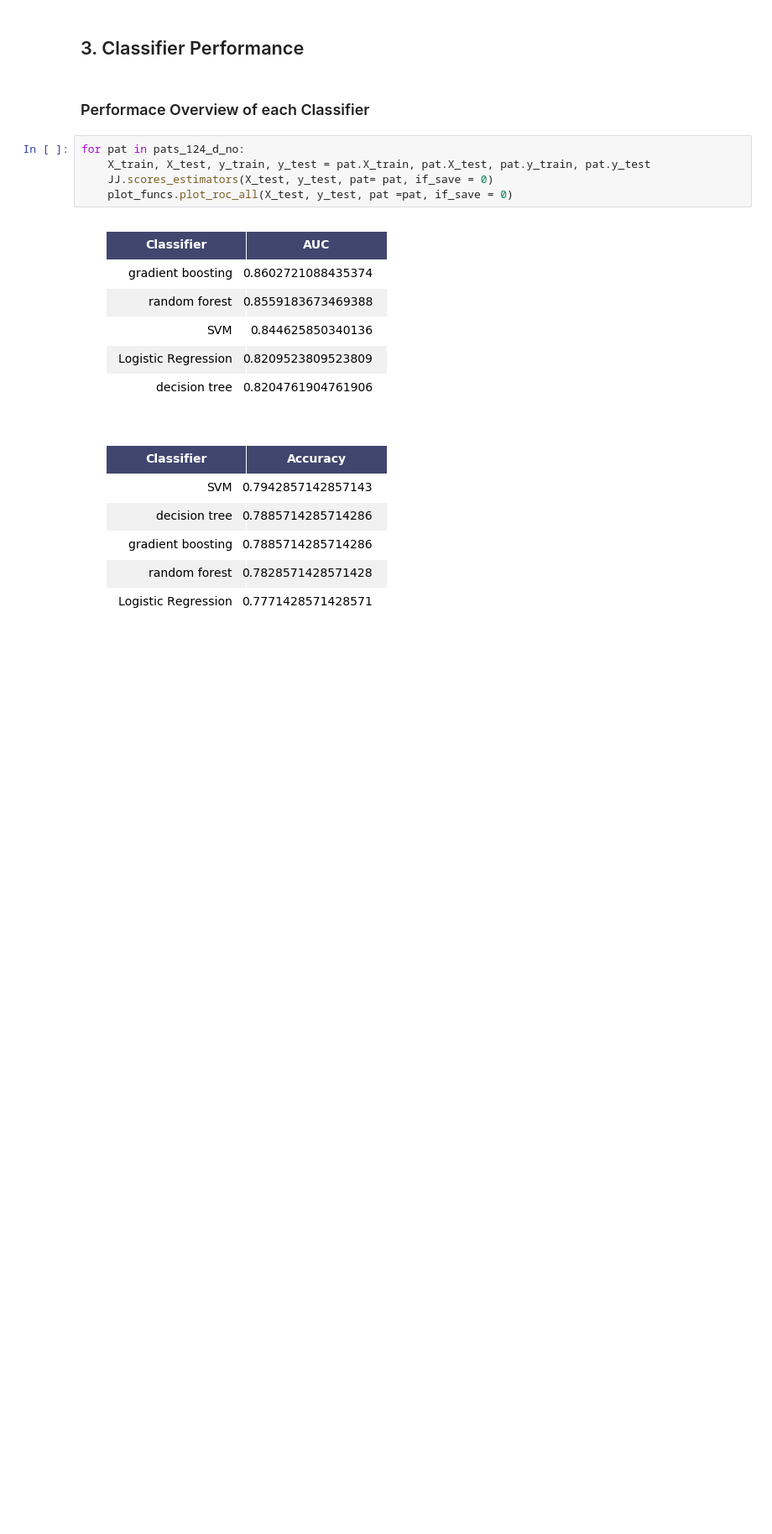
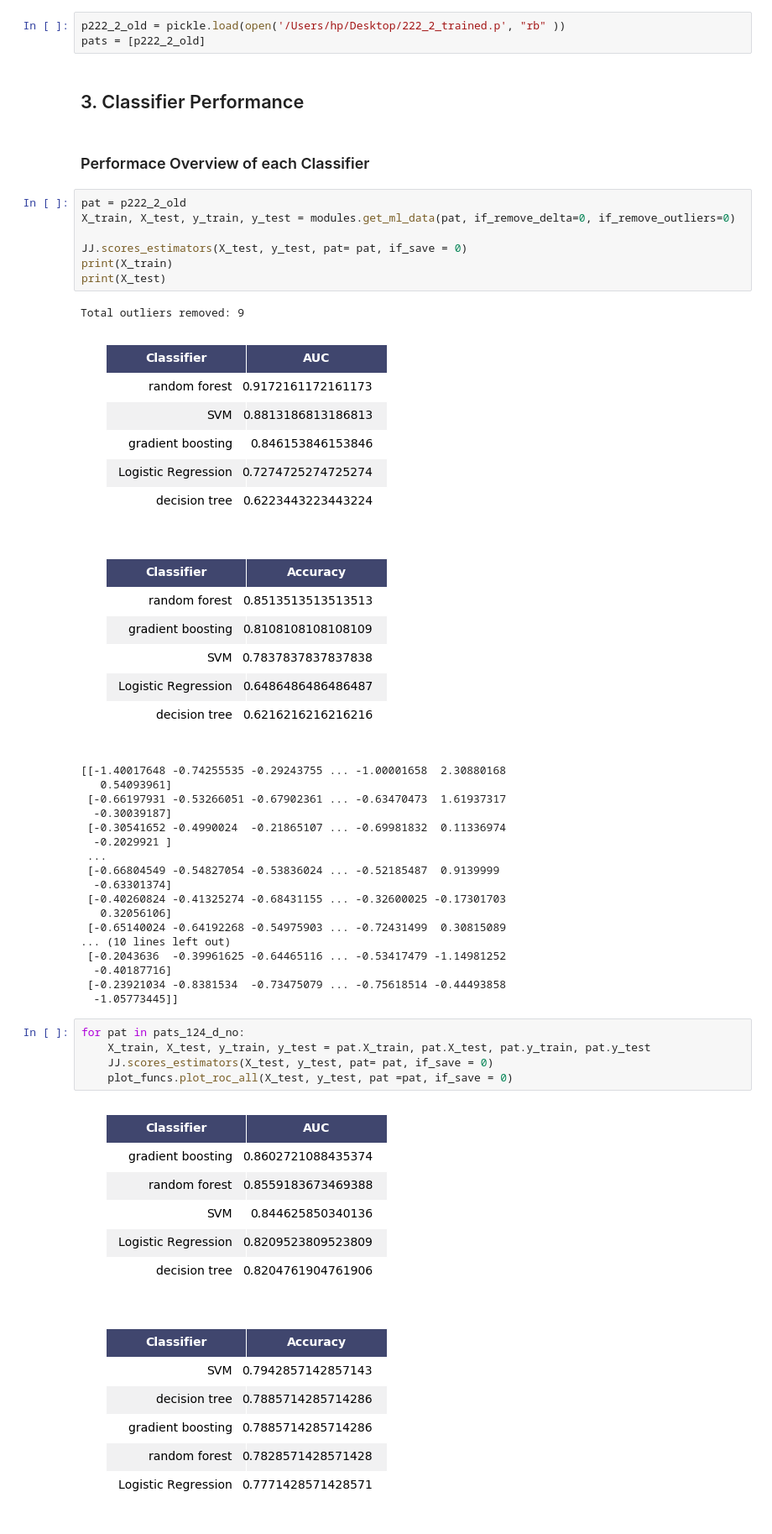
Before and after one commit to sdot08/Optimization-of-Responsive-Neurostimulation-RNS-Therapy-through-Data-Mining-Approaches, a Jupyter notebook: src/ML results.ipynb, the cells around one changed output. Shown at 84% size. Saved outputs shown, nothing was run; the diff lists cells and outputs as text; blank space fills up the shorter version.

```diff
--- a/src/ML results.ipynb
+++ b/src/ML results.ipynb
@@ -81,10 +81,41 @@ pats_124_d_no = [p231_124_d_no, p222_1_124_d_no, p222_2_124_d_no, p229_124_d_no]
 # plot_funcs.plot_epoch_mean(pats, if_save = 0)
 p241 = pickle.load(open(hp.prepath_pat + '241_trained_124_d_no.p', "rb" ))
 pats = [p241]
+# %%
+p222_2_old = pickle.load(open('/Users/hp/Desktop/222_2_trained.p', "rb" ))
+pats = [p222_2_old]
 # %% [markdown]
 ## 3. Classifier Performance
 # %% [markdown]
 ### Performace Overview of each Classifier
+# %%
+pat = p222_2_old
+X_train, X_test, y_train, y_test = modules.get_ml_data(pat, if_remove_delta=0, if_remove_outliers=0)
+
+JJ.scores_estimators(X_test, y_test, pat= pat, if_save = 0)
+print(X_train)
+print(X_test)
+# %% [output]
+Total outliers removed: 9
+[figure, added]
+[figure, added]
+[[-1.40017648 -0.74255535 -0.29243755 ... -1.00001658  2.30880168
+   0.54093961]
+ [-0.66197931 -0.53266051 -0.67902361 ... -0.63470473  1.61937317
+  -0.30039187]
+ [-0.30541652 -0.4990024  -0.21865107 ... -0.69981832  0.11336974
+  -0.2029921 ]
+ ...
+ [-0.66804549 -0.54827054 -0.53836024 ... -0.52185487  0.9139999
+  -0.63301374]
+ [-0.40260824 -0.41325274 -0.68431155 ... -0.32600025 -0.17301703
+   0.32056106]
+ [-0.65140024 -0.64192268 -0.54975903 ... -0.72431499  0.30815089
+... (10 lines left out)
+ [-0.2043636  -0.39961625 -0.64465116 ... -0.53417479 -1.14981252
+  -0.40187716]
+ [-0.23921034 -0.8381534  -0.73475079 ... -0.75618514 -0.44493858
+  -1.05773445]]
 # %%
 for pat in pats_124_d_no:
     X_train, X_test, y_train, y_test = pat.X_train, pat.X_test, pat.y_train, pat.y_test
```
